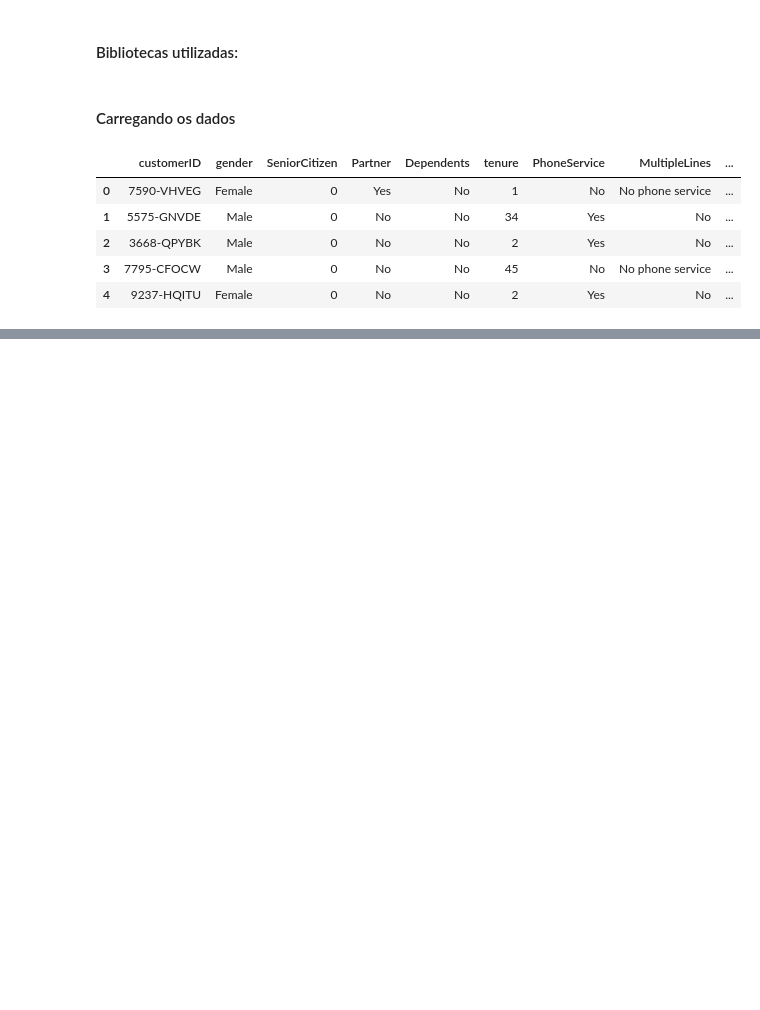
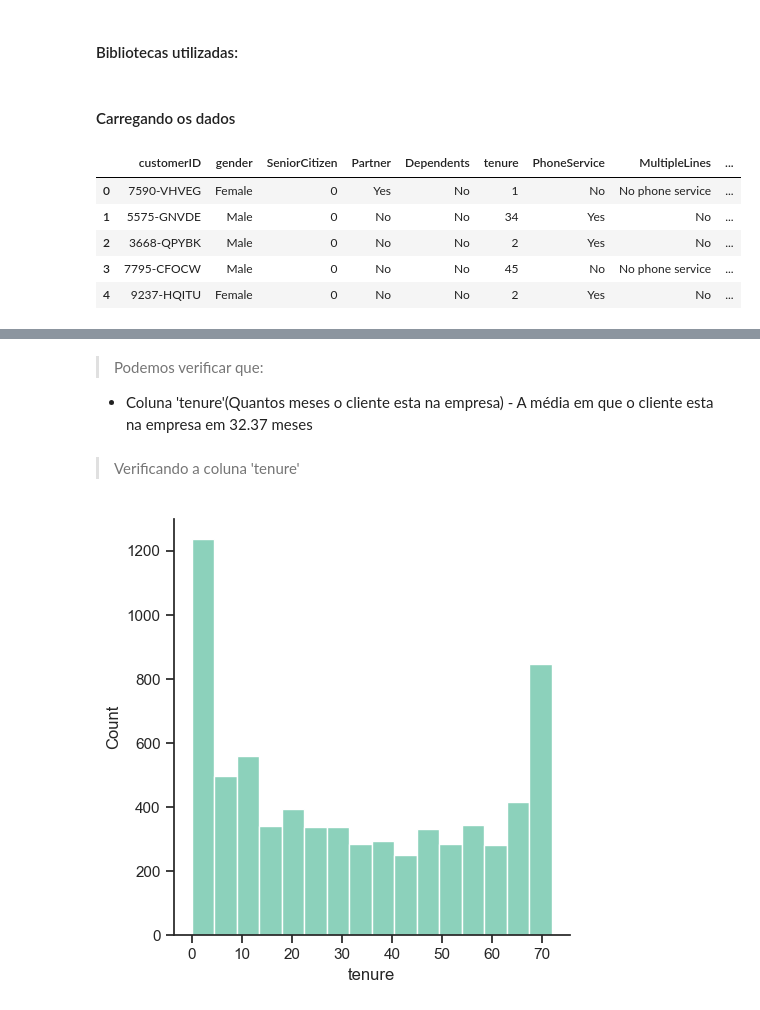
Before and after one commit to Prog-LucasAlves/CD_Churn, a Jupyter notebook: Analysis/analysis.ipynb, the cells around one changed output, grey strips where cells are left out. Cells and saved outputs as stored; diff of their text form; code cells hidden in the pictures; blank space fills up the shorter version.

```diff
--- a/Analysis/analysis.ipynb
+++ b/Analysis/analysis.ipynb
@@ -83,0 +101,9 @@ data.describe()
+# %%
+# Coluna Churn - Alterando para 0 | 1
+data_copy['Churn'].value_counts()
+
+coluna_churn = {'Yes':1, 'No':0}
+data_copy['Churn'].replace(coluna_churn, inplace=True)
+# %%
+# Colocando a coluna 'customerID' como indice
+data_copy.set_index('customerID', inplace=True)
@@ -83,0 +122,9 @@ data.describe()
+# %%
+# Fazendo o replace do dado vazio
+data_copy['TotalCharges'] = data_copy['TotalCharges'].replace("\s+", "", regex=True)
+
+# Transformando para float e os dado que estava vazio vai ficar como 'Nan'
+data_copy['TotalCharges'] = pd.to_numeric(data_copy['TotalCharges'], errors='coerce')
+
+# Verificando como ficou o tipo da coluna
+data_copy.info()
@@ -83,0 +163,14 @@ data.describe()
+# %% [markdown]
+> Podemos verificar que:
+
+- Coluna 'tenure'(Quantos meses o cliente esta na empresa) - A média em que o cliente esta na empresa em 32.37 meses
+# %%
+custom_params = {"axes.spines.right": False, "axes.spines.top": False}
+sns.set_theme(style="ticks", rc=custom_params, palette="Set2")
+# %% [markdown]
+> Verificando a coluna 'tenure'
+# %%
+sns.displot(data=data_copy, x='tenure')
+plt.show()
+# %% [output]
+[figure, added]
```
Also changed, not shown: parts of 22 cells of this notebook, 1 other file.
